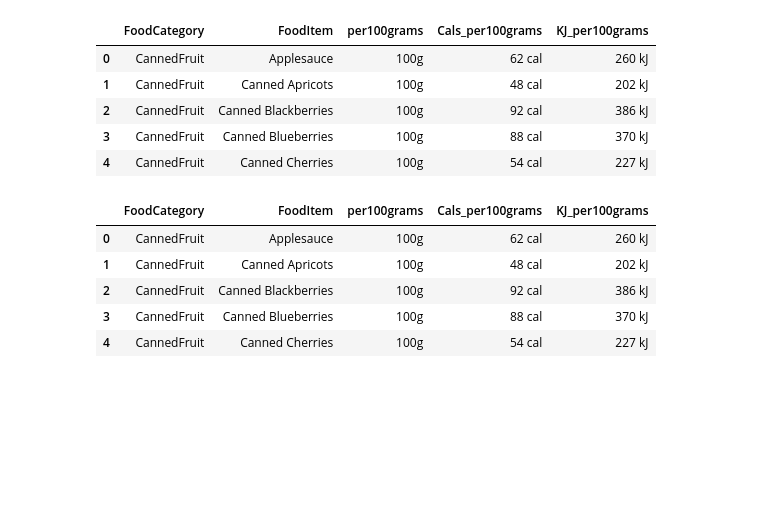
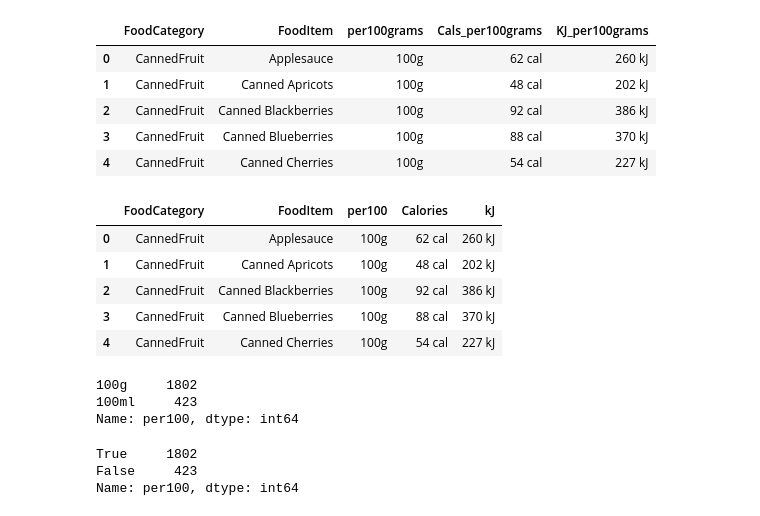
Before and after one commit to DorotaBjoorn/Databehandling-Dorota-Bjoorn, a Jupyter notebook: Code-alongs/L0_pandas_basics.ipynb, the cells around one changed output. Cells and saved outputs as stored; diff of their text form; code cells hidden in the pictures; blank space fills up the shorter version.

```diff
--- a/Code-alongs/L0_pandas_basics.ipynb
+++ b/Code-alongs/L0_pandas_basics.ipynb
@@ -310,14 +310,14 @@ df.head()
 | 3 | CannedFruit | Canned Blueberries | 100g | 88 cal | 370 kJ |
 | 4 | CannedFruit | Canned Cherries | 100g | 54 cal | 227 kJ |
 # %%
-# renaming  columns
-df.rename(
-    dict(Cals_per100grams = "Calories", KJ_per100grams = "kJ", per100grams = "per100"), axis = "columns", # axis = 1 är samma
+df = df.rename(
+    dict(Cals_per100grams="Calories", KJ_per100grams="kJ", per100grams="per100"),
+    axis="columns",
 )
 
 df.head()
 # %% [output]
-|  | FoodCategory | FoodItem | per100grams | Cals_per100grams | KJ_per100grams |
+|  | FoodCategory | FoodItem | per100 | Calories | kJ |
 | 0 | CannedFruit | Applesauce | 100g | 62 cal | 260 kJ |
 | 1 | CannedFruit | Canned Apricots | 100g | 48 cal | 202 kJ |
 | 2 | CannedFruit | Canned Blackberries | 100g | 92 cal | 386 kJ |
@@ -325,0 +331,12 @@ df.head()
+# %%
+df["per100"].value_counts() # räknar antalet olika och ser då att det finns 100ml och 100g
+# %% [output]
+100g     1802
+100ml     423
+Name: per100, dtype: int64
+# %%
+(df["per100"] == "100g").value_counts()
+# %% [output]
+True     1802
+False     423
+Name: per100, dtype: int64
```
Also changed, not shown: parts of 15 cells of this notebook, 1 other file.
